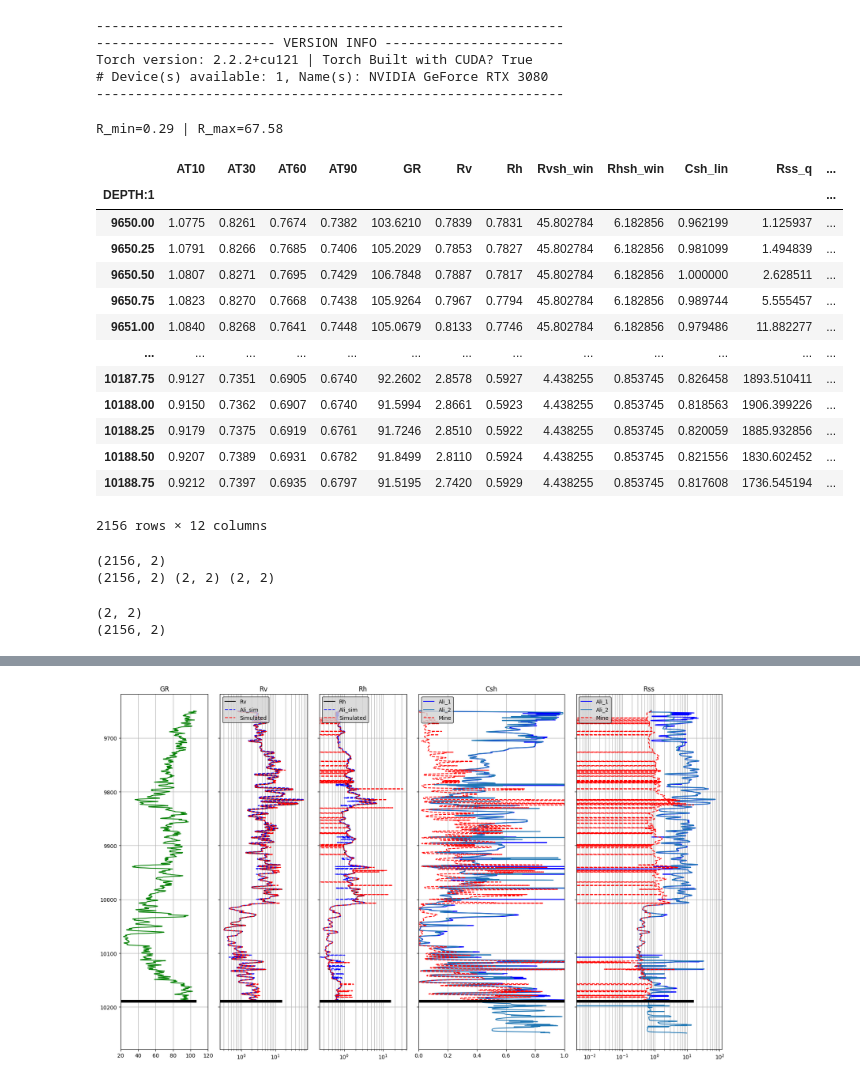
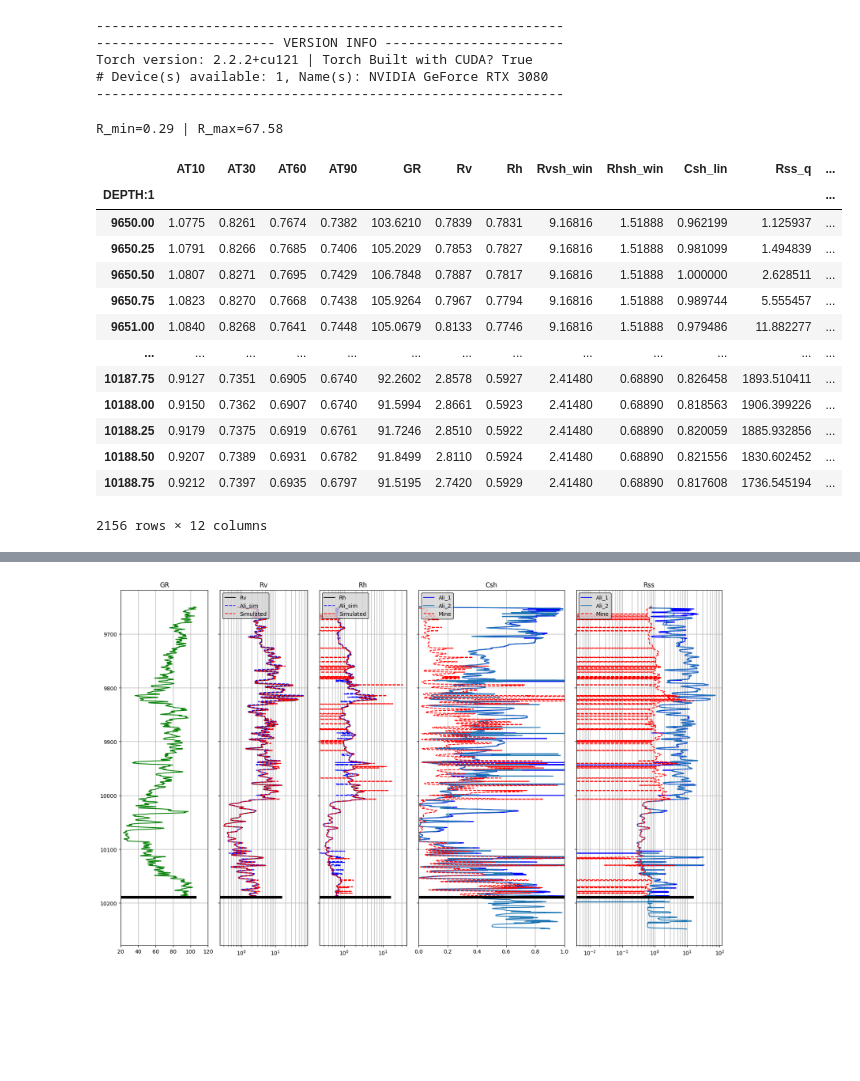
Before and after one commit to misaelmmorales/Anisotropic-Resistivity-Inversion, a Jupyter notebook: main_nb.ipynb, the cells around one changed output, grey strips where cells are left out. Saved outputs shown, nothing was run; the diff lists cells and outputs as text; code cells hidden in the pictures; blank space fills up the shorter version.

```diff
--- a/main_nb.ipynb
+++ b/main_nb.ipynb
@@ -312,64 +312,44 @@ def quadratic_inversion(df, Rvsh=None, Rhsh=None):
 # %%
 d = lasio.read('well1.las').df()[['AT10','AT30','AT60','AT90','GR','RV72H_1D_FLT','RH72H_1D_FLT']].dropna()
 column_names = ['AT10', 'AT30', 'AT60', 'AT90', 'GR', 'Rv', 'Rh']
 data = d.rename(columns=dict(zip(d.columns, column_names)))
 max_depth = 10188.75
 
 R_min = np.min([data['Rh'].min(), data['Rv'].min()])
 R_max = np.max([data['Rh'].max(), data['Rv'].max()])
 print('R_min={:.2f} | R_max={:.2f}'.format(R_min, R_max))
 
 mask1 = np.logical_and(d.index >= 9650, d.index <= 9822)
 mask2 = np.logical_and(d.index >= 9822, d.index <= 10085)
 mask3 = np.logical_and(d.index >= 10085, d.index <= max_depth)
 masks = [mask1, mask2, mask3]
 
 Rvsh_win = np.zeros(len(data))
 Rhsh_win = np.zeros(len(data))
 
 for i, mask in enumerate(masks):
-    Rvsh_win[mask] = np.quantile(data['Rv'][mask], 0.99)
-    Rhsh_win[mask] = np.quantile(data['Rh'][mask], 0.99)
+    Rvsh_win[mask] = np.quantile(data['Rv'][mask], 0.8)
+    Rhsh_win[mask] = np.quantile(data['Rh'][mask], 0.8)
 
 data['Rvsh_win'], data['Rhsh_win'] = Rvsh_win, Rhsh_win
 data['Csh_lin']  = (data['GR'] - data['GR'].min())/(data['GR'].max() - data['GR'].min())
 
 qinv = np.abs(quadratic_inversion(data))
 data = data.join(qinv)[data.index<=max_depth]
 data
 # %% [output]
 R_min=0.29 | R_max=67.58
 |  | AT10 | AT30 | AT60 | AT90 | GR | Rv | Rh | Rvsh_win | Rhsh_win | Csh_lin | Rss_q | ... |
 | DEPTH:1 |  |  |  |  |  |  |  |  |  |  |  | ... |
-| 9650.00 | 1.0775 | 0.8261 | 0.7674 | 0.7382 | 103.6210 | 0.7839 | 0.7831 | 45.802784 | 6.182856 | 0.962199 | 1.125937 | ... |
-| 9650.25 | 1.0791 | 0.8266 | 0.7685 | 0.7406 | 105.2029 | 0.7853 | 0.7827 | 45.802784 | 6.182856 | 0.981099 | 1.494839 | ... |
-| 9650.50 | 1.0807 | 0.8271 | 0.7695 | 0.7429 | 106.7848 | 0.7887 | 0.7817 | 45.802784 | 6.182856 | 1.000000 | 2.628511 | ... |
-| 9650.75 | 1.0823 | 0.8270 | 0.7668 | 0.7438 | 105.9264 | 0.7967 | 0.7794 | 45.802784 | 6.182856 | 0.989744 | 5.555457 | ... |
-| 9651.00 | 1.0840 | 0.8268 | 0.7641 | 0.7448 | 105.0679 | 0.8133 | 0.7746 | 45.802784 | 6.182856 | 0.979486 | 11.882277 | ... |
+| 9650.00 | 1.0775 | 0.8261 | 0.7674 | 0.7382 | 103.6210 | 0.7839 | 0.7831 | 9.16816 | 1.51888 | 0.962199 | 1.125937 | ... |
+| 9650.25 | 1.0791 | 0.8266 | 0.7685 | 0.7406 | 105.2029 | 0.7853 | 0.7827 | 9.16816 | 1.51888 | 0.981099 | 1.494839 | ... |
+| 9650.50 | 1.0807 | 0.8271 | 0.7695 | 0.7429 | 106.7848 | 0.7887 | 0.7817 | 9.16816 | 1.51888 | 1.000000 | 2.628511 | ... |
+| 9650.75 | 1.0823 | 0.8270 | 0.7668 | 0.7438 | 105.9264 | 0.7967 | 0.7794 | 9.16816 | 1.51888 | 0.989744 | 5.555457 | ... |
+| 9651.00 | 1.0840 | 0.8268 | 0.7641 | 0.7448 | 105.0679 | 0.8133 | 0.7746 | 9.16816 | 1.51888 | 0.979486 | 11.882277 | ... |
 | ... | ... | ... | ... | ... | ... | ... | ... | ... | ... | ... | ... | ... |
-| 10187.75 | 0.9127 | 0.7351 | 0.6905 | 0.6740 | 92.2602 | 2.8578 | 0.5927 | 4.438255 | 0.853745 | 0.826458 | 1893.510411 | ... |
-| 10188.00 | 0.9150 | 0.7362 | 0.6907 | 0.6740 | 91.5994 | 2.8661 | 0.5923 | 4.438255 | 0.853745 | 0.818563 | 1906.399226 | ... |
-| 10188.25 | 0.9179 | 0.7375 | 0.6919 | 0.6761 | 91.7246 | 2.8510 | 0.5922 | 4.438255 | 0.853745 | 0.820059 | 1885.932856 | ... |
-| 10188.50 | 0.9207 | 0.7389 | 0.6931 | 0.6782 | 91.8499 | 2.8110 | 0.5924 | 4.438255 | 0.853745 | 0.821556 | 1830.602452 | ... |
-| 10188.75 | 0.9212 | 0.7397 | 0.6935 | 0.6797 | 91.5195 | 2.7420 | 0.5929 | 4.438255 | 0.853745 | 0.817608 | 1736.545194 | ... |
+| 10187.75 | 0.9127 | 0.7351 | 0.6905 | 0.6740 | 92.2602 | 2.8578 | 0.5927 | 2.41480 | 0.68890 | 0.826458 | 1893.510411 | ... |
+| 10188.00 | 0.9150 | 0.7362 | 0.6907 | 0.6740 | 91.5994 | 2.8661 | 0.5923 | 2.41480 | 0.68890 | 0.818563 | 1906.399226 | ... |
+| 10188.25 | 0.9179 | 0.7375 | 0.6919 | 0.6761 | 91.7246 | 2.8510 | 0.5922 | 2.41480 | 0.68890 | 0.820059 | 1885.932856 | ... |
+| 10188.50 | 0.9207 | 0.7389 | 0.6931 | 0.6782 | 91.8499 | 2.8110 | 0.5924 | 2.41480 | 0.68890 | 0.821556 | 1830.602452 | ... |
+| 10188.75 | 0.9212 | 0.7397 | 0.6935 | 0.6797 | 91.5195 | 2.7420 | 0.5929 | 2.41480 | 0.68890 | 0.817608 | 1736.545194 | ... |
 2156 rows × 12 columns
-# %%
-d = data[['Rv','Rh']]
-print(d.shape)
-
-U, S_, Vt = linalg.svd(d, full_matrices=False)
-S = np.diag(S_)
-V = Vt.T
-print(U.shape, S.shape, Vt.shape)
-# %% [output]
-(2156, 2)
-(2156, 2) (2, 2) (2, 2)
-# %%
-Linv = V @ linalg.inv(S) @ U.T[:2,:2]
-print(Linv.shape)
-
-m = d @ Linv
-print(m.shape)
-# %% [output]
-(2, 2)
-(2156, 2)
```
Also changed, not shown: parts of 2 cells of this notebook, 1 other file.
